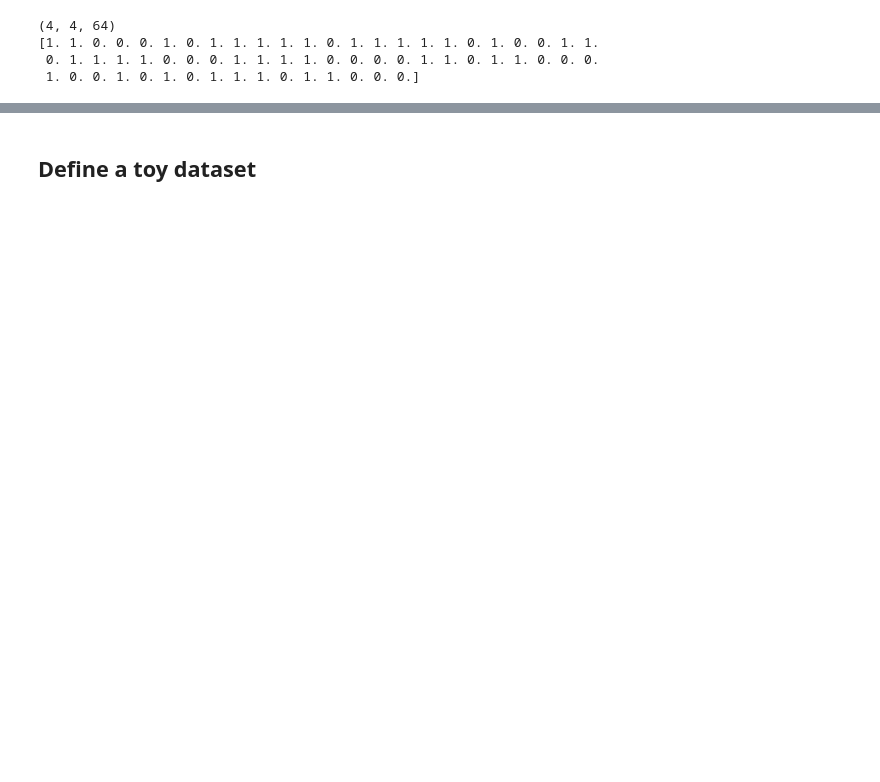
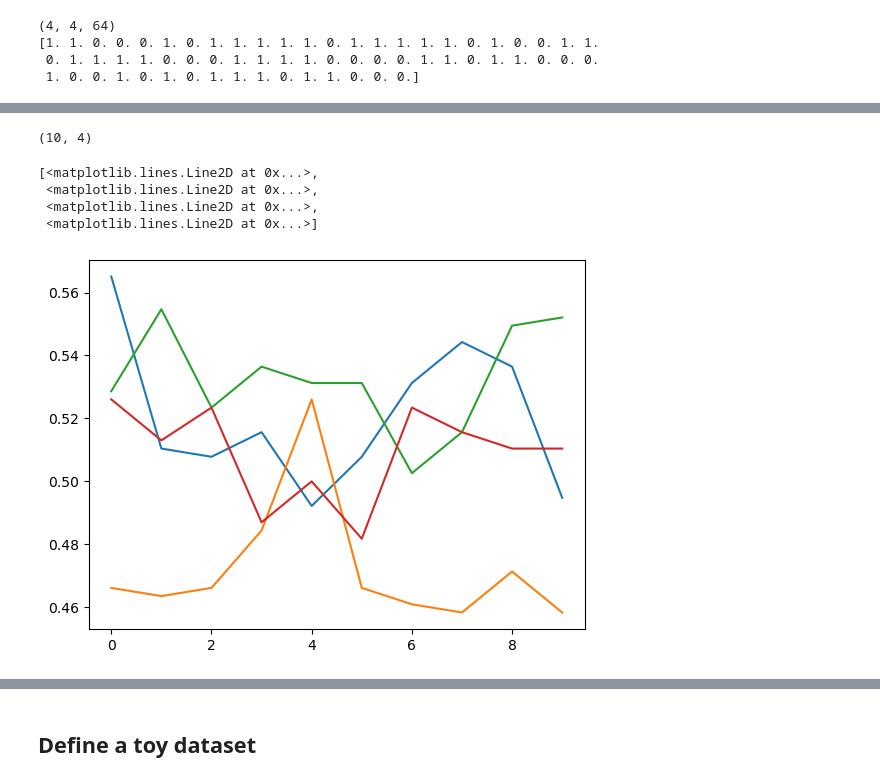
Before and after one commit to Integrated-Systems-Neuroengineering/scrramble, a Jupyter notebook: Notebooks/toy_models_of_connectivity.ipynb, the cells around one changed output, grey strips where cells are left out. Drawn from its saved outputs; the diff is of its cells as text; code cells hidden in the pictures; blank space fills up the shorter version.

```diff
--- a/Notebooks/toy_models_of_connectivity.ipynb
+++ b/Notebooks/toy_models_of_connectivity.ipynb
@@ -402,0 +443,25 @@ print(test_out[0, 0, :])
+# %%
+# test the population coding module
+rngs = nnx.Rngs(params=1, activation=2)
+x_test = jax.random.normal(key=rngs.params(), shape=(10, 512))
+
+
+pop_coding_layer = ScRRAMBLeClassifier(
+    population_coding=True,
+    group_size=4,
+    input_vector_size=512,
+    input_cores=4,
+    output_cores=6,
+    avg_slot_connectivity=4,
+    slots_per_core=4,
+    slot_length=64,
+    activation=clipping_ste,
+    rngs=rngs
+)
+
+nnx.display(pop_coding_layer)
+test_out = pop_coding_layer(x_test)
+
+print(test_out.shape)
+plt.plot(test_out)
+# %% [output]
@@ -403,3 +470,9 @@ print(test_out[0, 0, :])
+(10, 4)
+[<matplotlib.lines.Line2D at 0x...>,
+ <matplotlib.lines.Line2D at 0x...>,
+ <matplotlib.lines.Line2D at 0x...>,
+ <matplotlib.lines.Line2D at 0x...>]
+[figure, added]
 # %%
 # test batched ScRRAMBLe layer
 xb_test = jax.random.normal(key=rngs.params(), shape=(10, 512))
```
Also changed, not shown: parts of 12 cells of this notebook.
